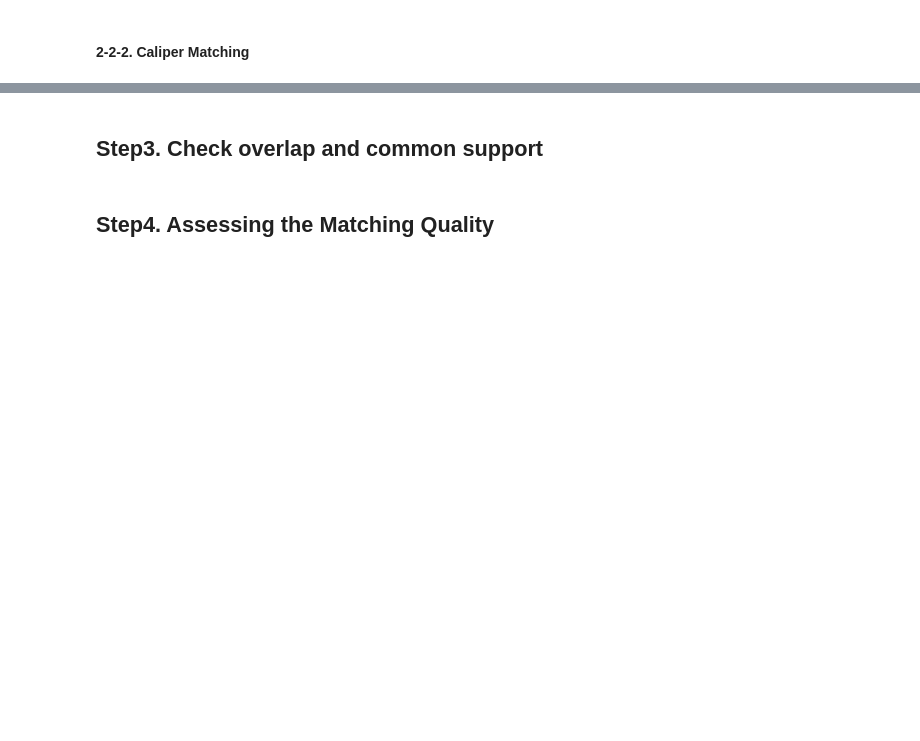
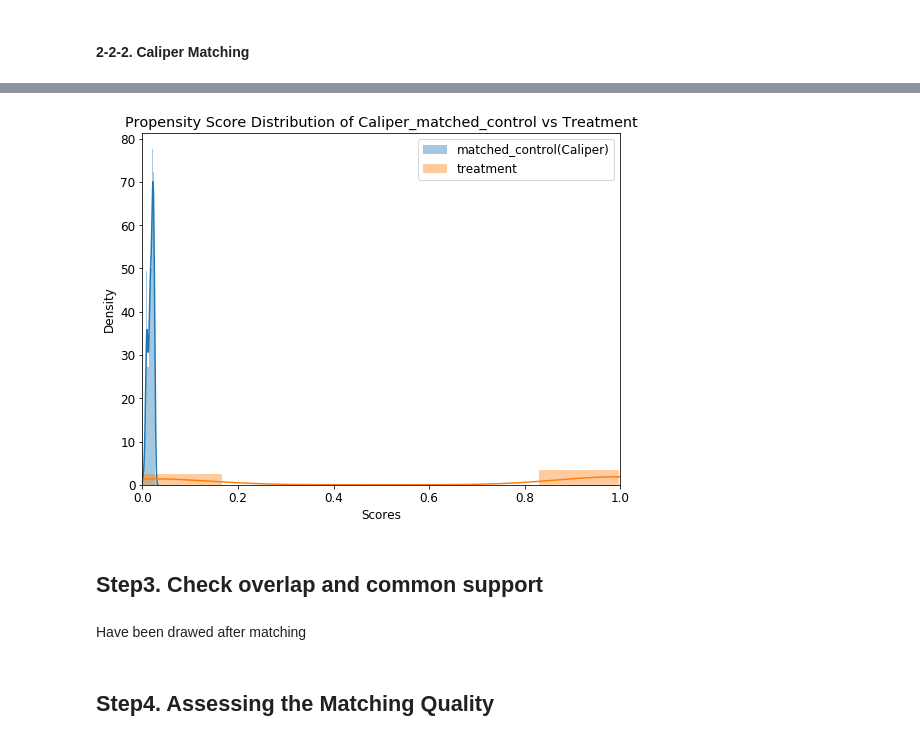
Before and after one commit to crystalowl/psm_framework, a Jupyter notebook: Use Case - Shop Decoration.ipynb, the cells around one changed output, grey strips where cells are left out. Cells and saved outputs as stored; diff of their text form; code cells hidden in the pictures; blank space fills up the shorter version.

```diff
--- a/Use Case - Shop Decoration.ipynb
+++ b/Use Case - Shop Decoration.ipynb
@@ -333,0 +493,4 @@ match_control = control.iloc[indices[:, 0]]
+# %%
+# The difference between propensity is within 0.05
+matched_idx = Match(for_mth_df.Decorated, for_mth_df.logit_score, caliper = 0.05)
+matched_idx.count()
@@ -333,0 +499,7 @@ match_control = control.iloc[indices[:, 0]]
+# %%
+caliper_matched_idx =  np.array(matched_idx.dropna()).astype(int)
+# %%
+caliper_matched_control_df = for_mth_df.iloc[caliper_matched_idx]
+
+print(caliper_matched_control_df.shape)
+caliper_matched_control_df.head(2)
@@ -334,5 +511,23 @@ match_control = control.iloc[indices[:, 0]]
+# %%
+# change default style figure and font size
+plt.rcParams['figure.figsize'] = 8, 6
+plt.rcParams['font.size'] = 12
+
+sns.distplot(caliper_matched_control_df.logit_score, label='matched_control(Caliper)')
+sns.distplot(for_mth_df_treated.logit_score, label='treatment')
+plt.xlim(0, 1)
+plt.title('Propensity Score Distribution of Caliper_matched_control vs Treatment')
+plt.ylabel('Density')
+plt.xlabel('Scores')
+plt.legend()
+plt.tight_layout()
+plt.show()
+# %% [output]
+[figure, added]
 # %% [markdown]
 ## Step3. Check overlap and common support
+# %% [markdown]
+Have been drawed after matching
 # %% [markdown]
 ## Step4. Assessing the Matching Quality
 # %% [markdown]
```
Also changed, not shown: parts of 59 cells of this notebook.
